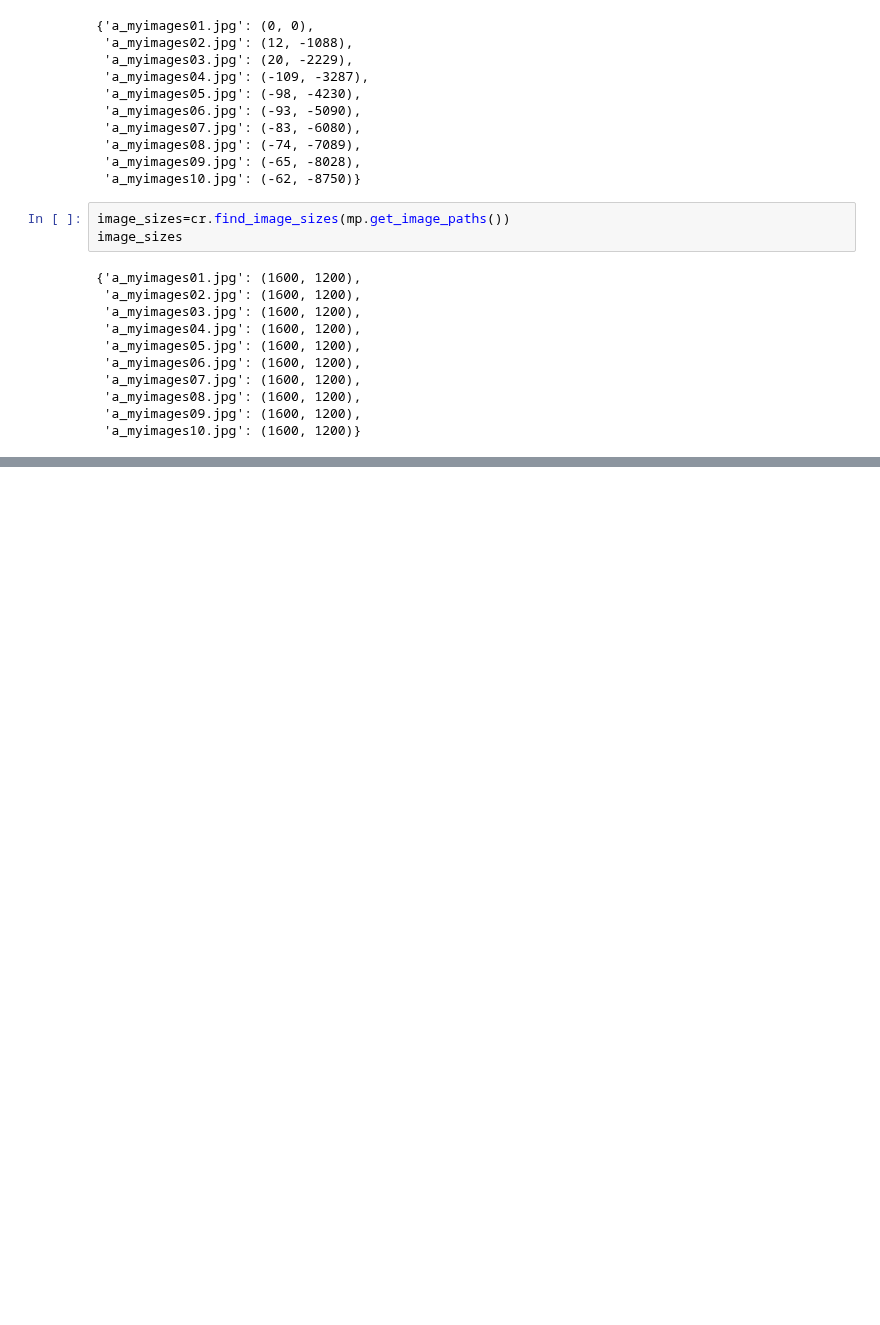
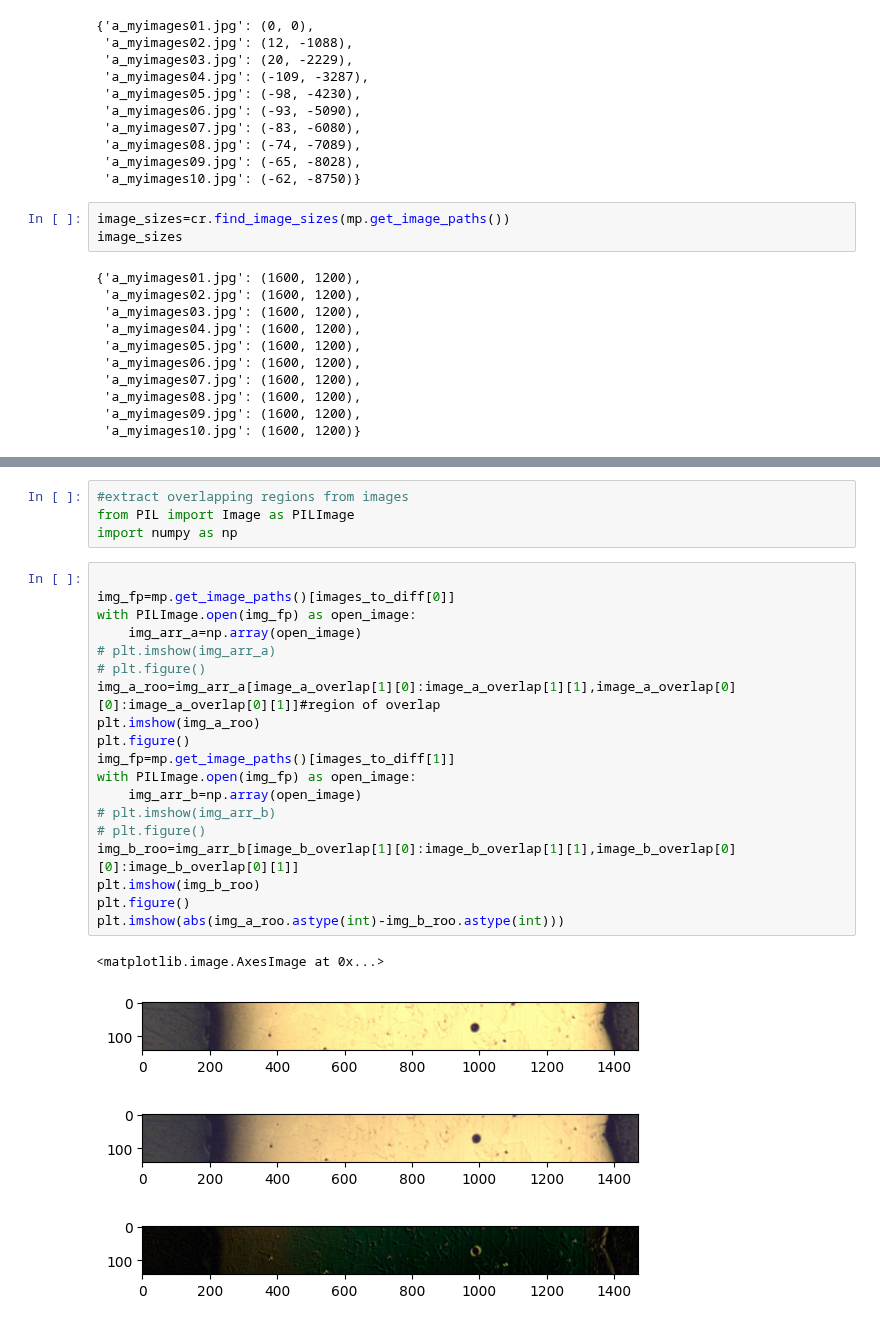
Before and after one commit to jess-garnett/MISalign, a Jupyter notebook: MISalign/alignment/prototype_diff_grad.ipynb, the cells around one changed output, grey strips where cells are left out. Cells and saved outputs as stored; diff of their text form; blank space fills up the shorter version.

```diff
--- a/MISalign/alignment/prototype_diff_grad.ipynb
+++ b/MISalign/alignment/prototype_diff_grad.ipynb
@@ -120,0 +123,28 @@ B frame X and Y overlaps [129, 1600] [0, 142]
+# %%
+#extract overlapping regions from images
+from PIL import Image as PILImage
+import numpy as np
+# %%
+
+img_fp=mp.get_image_paths()[images_to_diff[0]]
+with PILImage.open(img_fp) as open_image:
+    img_arr_a=np.array(open_image)
+# plt.imshow(img_arr_a)
+# plt.figure()
+img_a_roo=img_arr_a[image_a_overlap[1][0]:image_a_overlap[1][1],image_a_overlap[0][0]:image_a_overlap[0][1]]#region of overlap
+plt.imshow(img_a_roo)
+plt.figure()
+img_fp=mp.get_image_paths()[images_to_diff[1]]
+with PILImage.open(img_fp) as open_image:
+    img_arr_b=np.array(open_image)
+# plt.imshow(img_arr_b)
+# plt.figure()
+img_b_roo=img_arr_b[image_b_overlap[1][0]:image_b_overlap[1][1],image_b_overlap[0][0]:image_b_overlap[0][1]]
+plt.imshow(img_b_roo)
+plt.figure()
+plt.imshow(abs(img_a_roo.astype(int)-img_b_roo.astype(int)))
+# %% [output]
+<matplotlib.image.AxesImage at 0x...>
+[figure, added]
+[figure, added]
+[figure, added]
```
Also changed, not shown: parts of 1 cell of this notebook.
